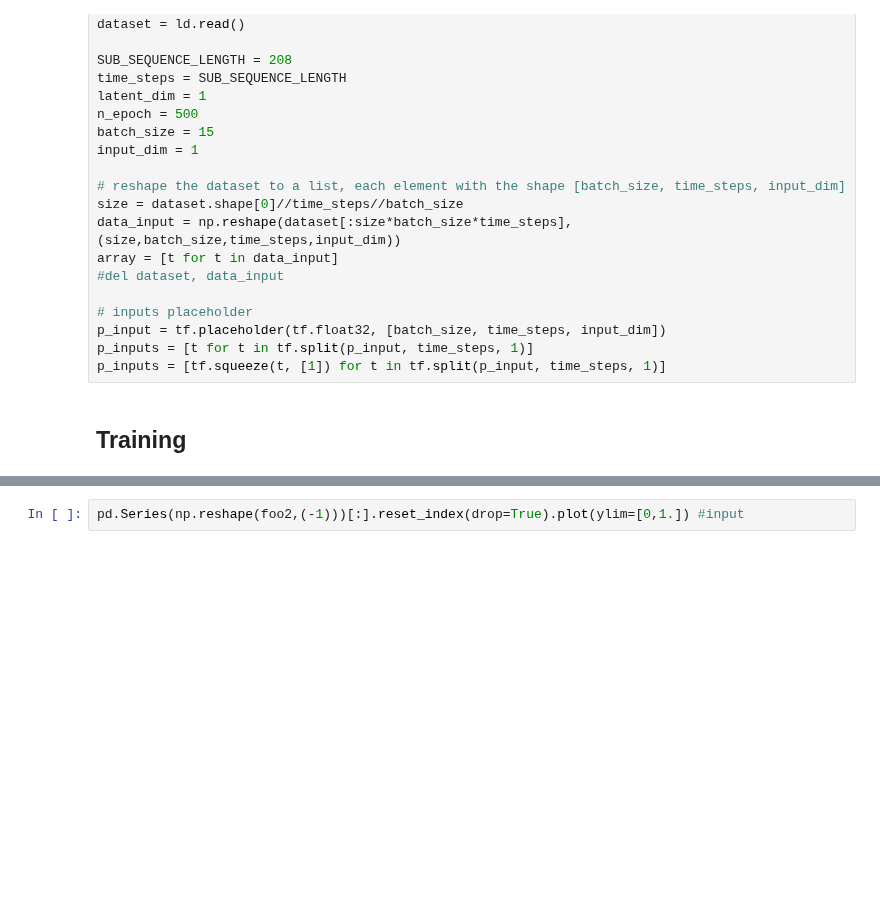
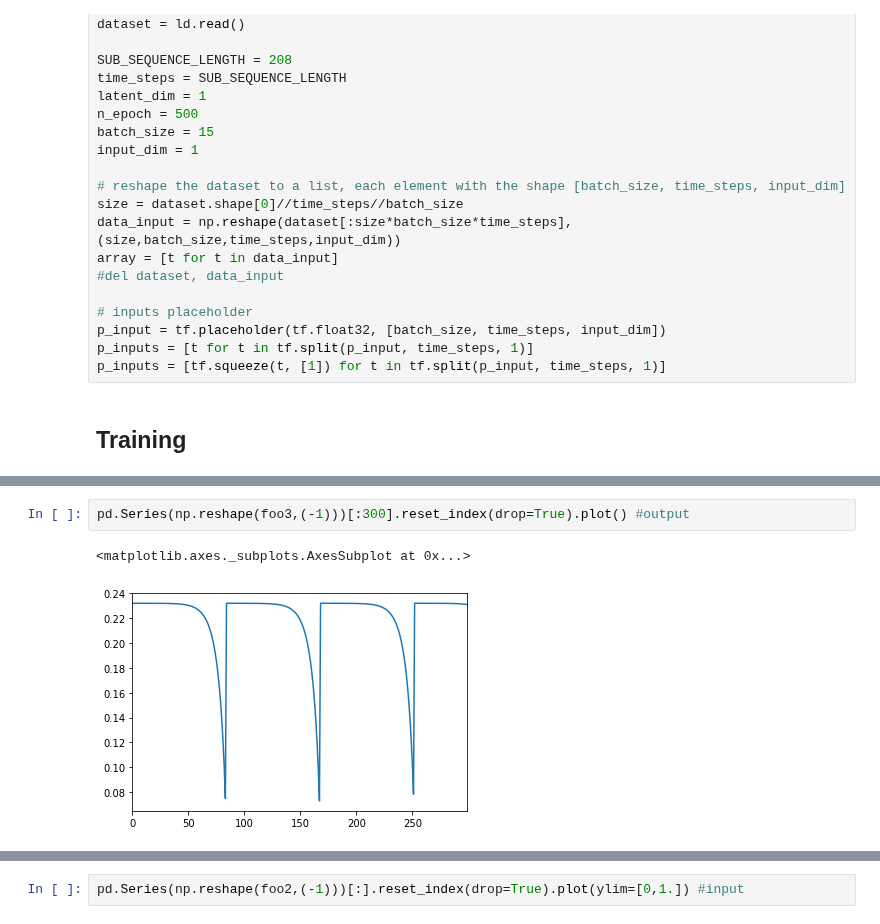
Before and after one commit to binli826/LSTM-Autoencoders, a Jupyter notebook: Enc-Dec-AD.ipynb, the cells around one changed output, grey strips where cells are left out. Cells and saved outputs as stored; diff of their text form; blank space fills up the shorter version.

```diff
--- a/Enc-Dec-AD.ipynb
+++ b/Enc-Dec-AD.ipynb
@@ -266,0 +295,5 @@ pd.Series(np.reshape(foo1,(-1)))[-100:].reset_index(drop=True).plot(ylim=[0,1])
+# %%
+pd.Series(np.reshape(foo3,(-1)))[:300].reset_index(drop=True).plot() #output
+# %% [output]
+<matplotlib.axes._subplots.AxesSubplot at 0x...>
+[figure, added]
```
Also changed, not shown: parts of 16 cells of this notebook, 22 other files.
